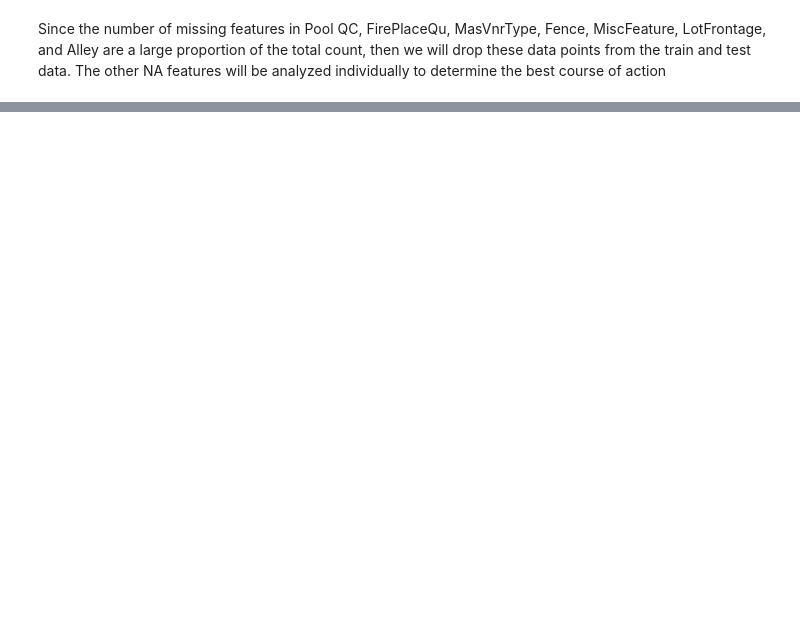
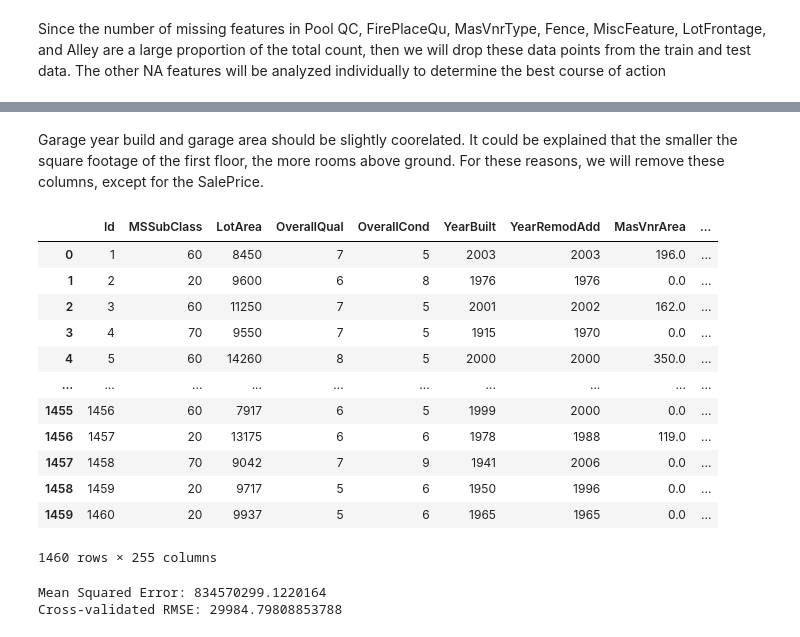
Before and after one commit to nzmel/Housing-Price-Prediction, a Jupyter notebook: notebook1644f977fa.ipynb, the cells around one changed output, grey strips where cells are left out. Cells and saved outputs as stored; diff of their text form; code cells hidden in the pictures; blank space fills up the shorter version.

```diff
--- a/notebook1644f977fa.ipynb
+++ b/notebook1644f977fa.ipynb
@@ -89,0 +238,7 @@ train.drop(['LotFrontage', 'Alley','MasVnrType','FireplaceQu','PoolQC','Fence','
+# %%
+train_2 = pd.get_dummies(train_1)
+# %%
+corr_matrix = train_2.corr().abs()
+upper_tri = corr_matrix.where(np.triu(np.ones(corr_matrix.shape), k=1).astype(np.bool_))
+to_drop = [column for column in upper_tri.columns if any(upper_tri[column] > 0.9)]
+to_drop
@@ -89,0 +258,21 @@ train.drop(['LotFrontage', 'Alley','MasVnrType','FireplaceQu','PoolQC','Fence','
+# %% [markdown]
+Garage year build and garage area should be slightly coorelated.
+It could be explained that the smaller the square footage of the first floor, the more rooms above ground.
+For these reasons, we will remove these columns, except for the SalePrice.
+# %%
+train_3=train_2.drop(to_drop, axis=1)
+train_3
+# %% [output]
+|  | Id | MSSubClass | LotArea | OverallQual | OverallCond | YearBuilt | YearRemodAdd | MasVnrArea | ... |
+| 0 | 1 | 60 | 8450 | 7 | 5 | 2003 | 2003 | 196.0 | ... |
+| 1 | 2 | 20 | 9600 | 6 | 8 | 1976 | 1976 | 0.0 | ... |
+| 2 | 3 | 60 | 11250 | 7 | 5 | 2001 | 2002 | 162.0 | ... |
+| 3 | 4 | 70 | 9550 | 7 | 5 | 1915 | 1970 | 0.0 | ... |
+| 4 | 5 | 60 | 14260 | 8 | 5 | 2000 | 2000 | 350.0 | ... |
+| ... | ... | ... | ... | ... | ... | ... | ... | ... | ... |
+| 1455 | 1456 | 60 | 7917 | 6 | 5 | 1999 | 2000 | 0.0 | ... |
+| 1456 | 1457 | 20 | 13175 | 6 | 6 | 1978 | 1988 | 119.0 | ... |
+| 1457 | 1458 | 70 | 9042 | 7 | 9 | 1941 | 2006 | 0.0 | ... |
+| 1458 | 1459 | 20 | 9717 | 5 | 6 | 1950 | 1996 | 0.0 | ... |
+| 1459 | 1460 | 20 | 9937 | 5 | 6 | 1965 | 1965 | 0.0 | ... |
+1460 rows × 255 columns
@@ -89,0 +284,21 @@ train.drop(['LotFrontage', 'Alley','MasVnrType','FireplaceQu','PoolQC','Fence','
+# %%
+from sklearn.metrics import mean_squared_error
+random_forest = RandomForestRegressor(n_estimators=100, random_state=42)
+
+# Fit the model on the training data
+random_forest.fit(X_train, y_train)
+
+# Make predictions on the test set
+y_pred = random_forest.predict(X_test)
+
+# Evaluate the model
+mse = mean_squared_error(y_test, y_pred)
+print(f'Mean Squared Error: {mse}')
+
+# Optionally, you can perform cross-validation
+cv_scores = cross_val_score(random_forest, X, y, scoring='neg_mean_squared_error', cv=5)
+rmse_cv = np.sqrt(-cv_scores)
+print(f'Cross-validated RMSE: {np.mean(rmse_cv)}')
+# %% [output]
+Mean Squared Error: 834570299.1220164
+Cross-validated RMSE: 29984.79808853788
```
Also changed, not shown: parts of 18 cells of this notebook.
